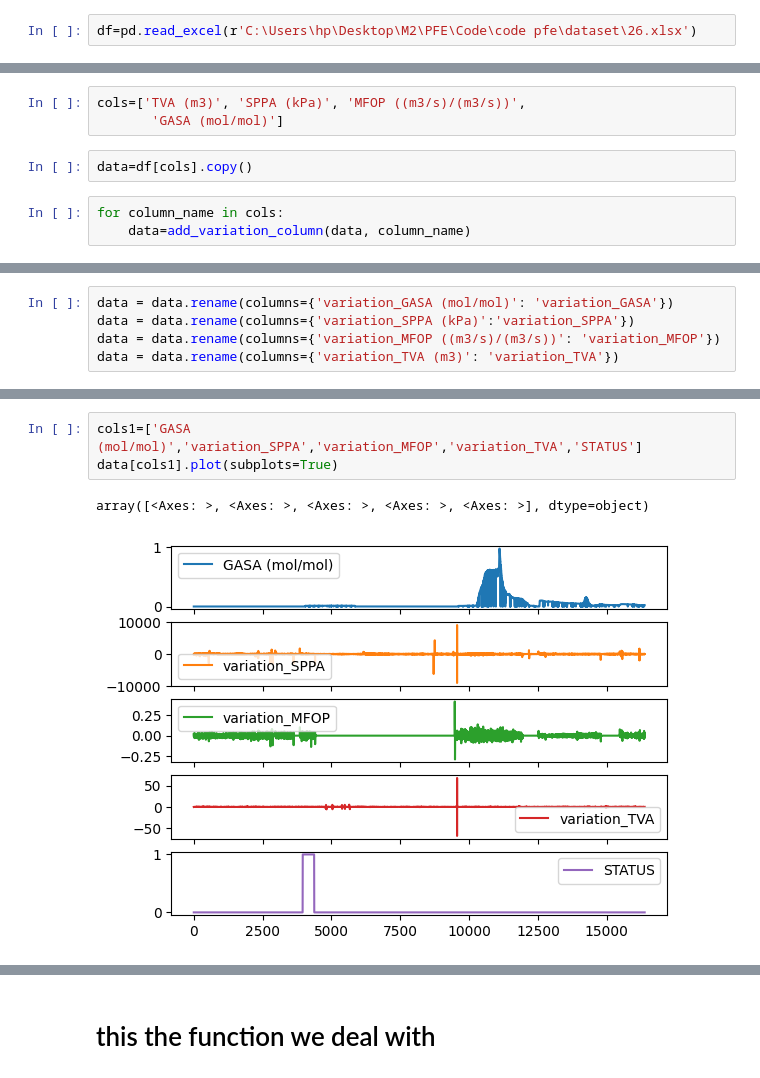
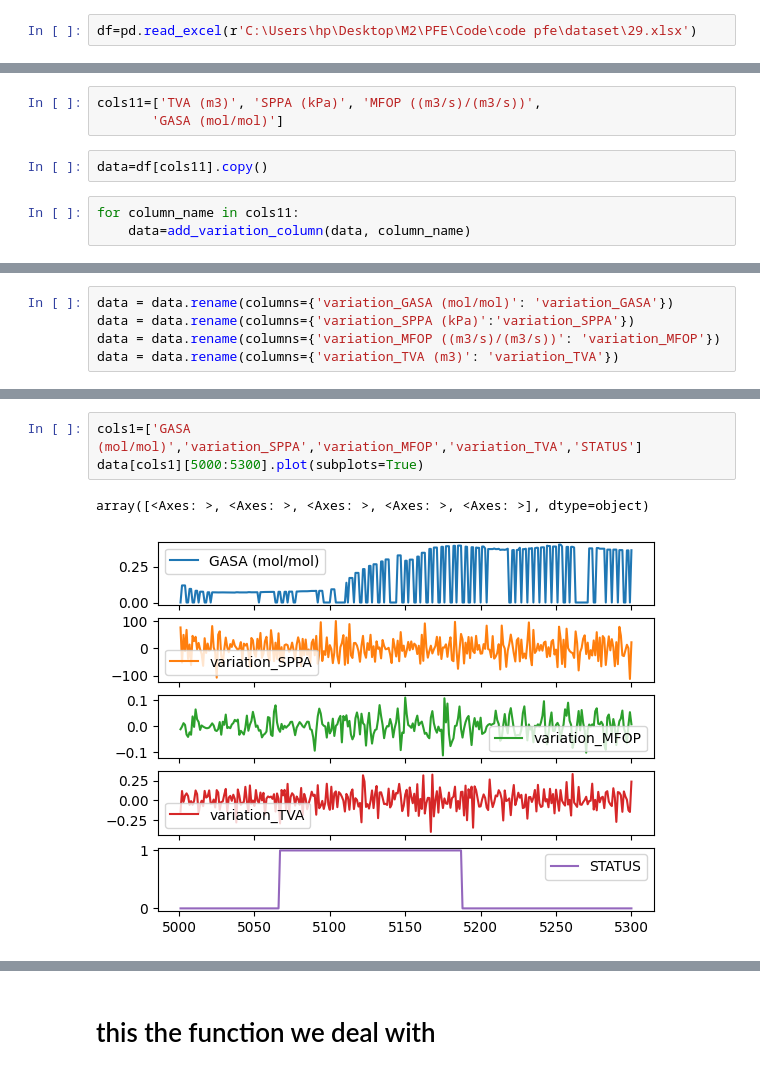
Before and after one commit to ABDESSAMED-tech/kick_detection, a Jupyter notebook: algorithme aproch/ALgorithme.ipynb, the cells around one changed output, grey strips where cells are left out. Drawn from its saved outputs; the diff is of its cells as text.

```diff
--- a/algorithme aproch/ALgorithme.ipynb
+++ b/algorithme aproch/ALgorithme.ipynb
@@ -14,4 +14,4 @@ def add_variation_column(df, column_name):
 # read the data from  data_kick.xlsx forme folder machine learning algorithem test
 or use the file from dataset folder the varaiation is calculated
 # %%
-df=pd.read_excel(r'C:\Users\hp\Desktop\M2\PFE\Code\code pfe\dataset\26.xlsx')
+df=pd.read_excel(r'C:\Users\hp\Desktop\M2\PFE\Code\code pfe\dataset\29.xlsx')
@@ -30,10 +25,10 @@ Index(['index', 'CHKP (kPa)', 'SPM1 (1/s)', 'SKNO', 'SPM2 (1/s)', 'SPM3 (1/s)',
 # %%
-cols=['TVA (m3)', 'SPPA (kPa)', 'MFOP ((m3/s)/(m3/s))',
+cols11=['TVA (m3)', 'SPPA (kPa)', 'MFOP ((m3/s)/(m3/s))',
        'GASA (mol/mol)']
 # %%
-data=df[cols].copy()
+data=df[cols11].copy()
 # %%
-for column_name in cols:
+for column_name in cols11:
     data=add_variation_column(data, column_name)
 # %%
 data=data.dropna()
@@ -84,7 +75,7 @@ data['GASA (mol/mol)'][14000:15000].plot()
 # %%
 cols1=['GASA (mol/mol)','variation_SPPA','variation_MFOP','variation_TVA','STATUS']
-data[cols1].plot(subplots=True)
+data[cols1][5000:5300].plot(subplots=True)
 # %% [output]
 array([<Axes: >, <Axes: >, <Axes: >, <Axes: >, <Axes: >], dtype=object)
-[figure, old version]
+[figure, new version]
 # %%
```
Also changed, not shown: parts of 24 cells of this notebook, 10 other files.
